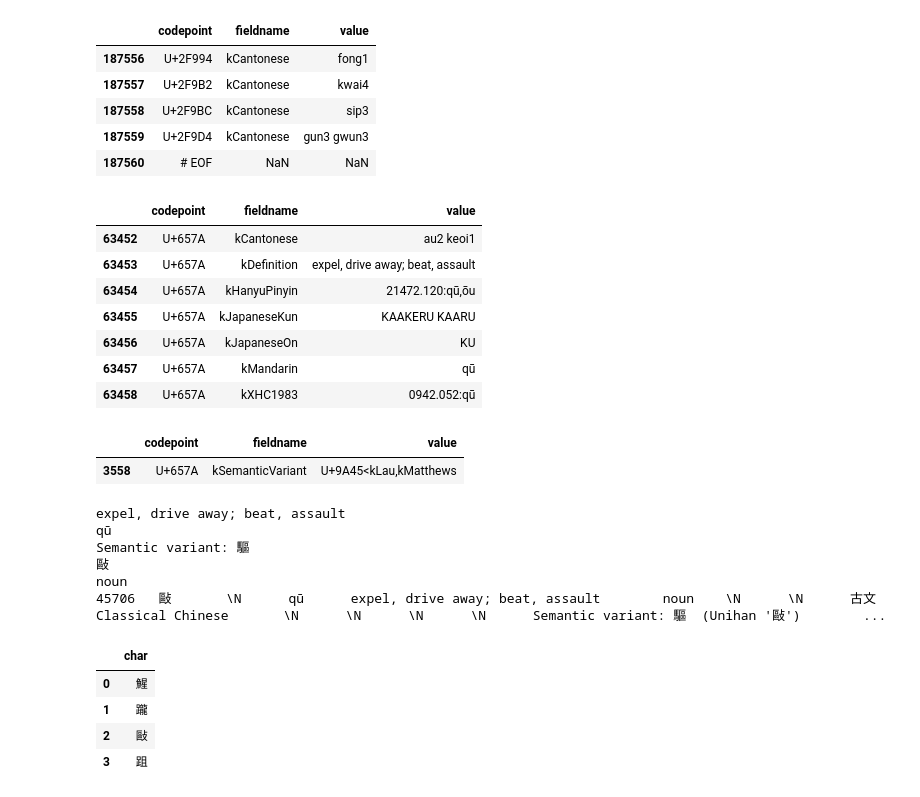
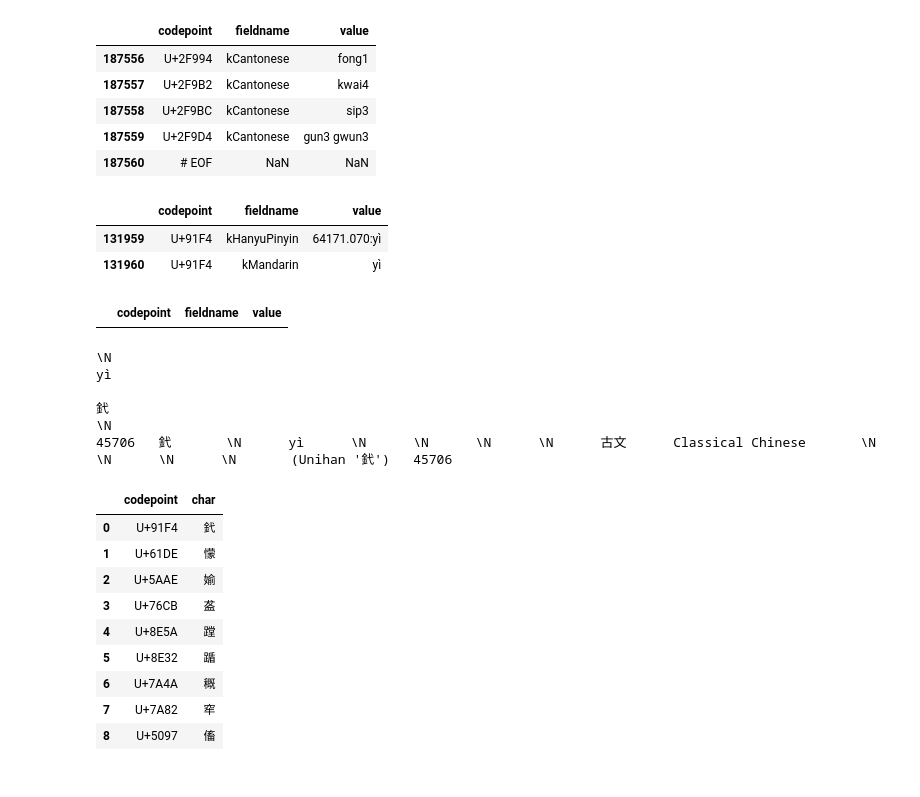
Before and after one commit to alexamies/chinesenotes.com, a Jupyter notebook: python/unihan.ipynb, the cells around one changed output. Drawn from its saved outputs; the diff is of its cells as text; code cells hidden in the pictures.

```diff
--- a/python/unihan.ipynb
+++ b/python/unihan.ipynb
@@ -30,25 +32,19 @@ readings.tail()
 | 187559 | U+2F9D4 | kCantonese | gun3 gwun3 |
 | 187560 | # EOF | NaN | NaN |
 # %%
-chinese = u'敺'
+chinese = u'釴'
 cp = 'U+' + hex(ord(chinese)).replace('0x', '').upper()
 chineseDf = readings[readings.codepoint == cp]
 chineseDf
 # %% [output]
 |  | codepoint | fieldname | value |
-| 63452 | U+657A | kCantonese | au2 keoi1 |
-| 63453 | U+657A | kDefinition | expel, drive away; beat, assault |
-| 63454 | U+657A | kHanyuPinyin | 21472.120:qū,ōu |
-| 63455 | U+657A | kJapaneseKun | KAAKERU KAARU |
-| 63456 | U+657A | kJapaneseOn | KU |
-| 63457 | U+657A | kMandarin | qū |
-| 63458 | U+657A | kXHC1983 | 0942.052:qū |
+| 131959 | U+91F4 | kHanyuPinyin | 64171.070:yì |
+| 131960 | U+91F4 | kMandarin | yì |
 # %%
 variantsDf = variants[variants.codepoint == cp]
 variantsDf
 # %% [output]
 |  | codepoint | fieldname | value |
-| 3558 | U+657A | kSemanticVariant | U+9A45<kLau,kMatthews |
 # %%
 english = "\\N"
 englishDF = chineseDf[chineseDf.fieldname == 'kDefinition']['value']
@@ -91,22 +87,27 @@ domain = u"古文\tClassical Chinese"
 print u"%d\t%s\t%s\t%s\t%s\t%s\t\\N\t\\N\t%s\t\\N\t\\N\t\\N\t\\N\t%s\t%d" % (
     luid, simplified, traditional, pinyin, english, grammar, domain, notes, luid)
 # %% [output]
-expel, drive away; beat, assault
-qū
-Semantic variant: 驅
-敺
-noun
-45706   敺       \N      qū      expel, drive away; beat, assault        noun    \N      \N      古文      Classical Chinese       \N      \N      \N      \N      Semantic variant: 驅  (Unihan '敺')        ...
+\N
+yì
+
+釴
+\N
+45706   釴       \N      yì      \N      \N      \N      \N      古文      Classical Chinese       \N      \N      \N      \N       (Unihan '釴')   45706
 # %%
 # Generate lexical entries for the characters in file unknown.txt
-luid = 45716
-colnames = ['char']
-types = {'char': np.string_}
+luid = 45805
+colnames = ['codepoint', 'char']
+types = {'char': np.string_, 'codepoint': np.string_}
 unknownDF = pd.read_table('unknown.txt', names = colnames, dtype=types, header = None)
 unknownDF
 # %% [output]
-|  | char |
-| 0 | 鯹 |
-| 1 | 躘 |
-| 2 | 敺 |
-| 3 | 跙 |
+|  | codepoint | char |
+| 0 | U+91F4 | 釴 |
+| 1 | U+61DE | 懞 |
+| 2 | U+5AAE | 媮 |
+| 3 | U+76CB | 盋 |
+| 4 | U+8E5A | 蹚 |
+| 5 | U+8E32 | 踲 |
+| 6 | U+7A4A | 穊 |
+| 7 | U+7A82 | 窂 |
+| 8 | U+5097 | 傗 |
```
Also changed, not shown: parts of 8 cells of this notebook, 4 other files.
